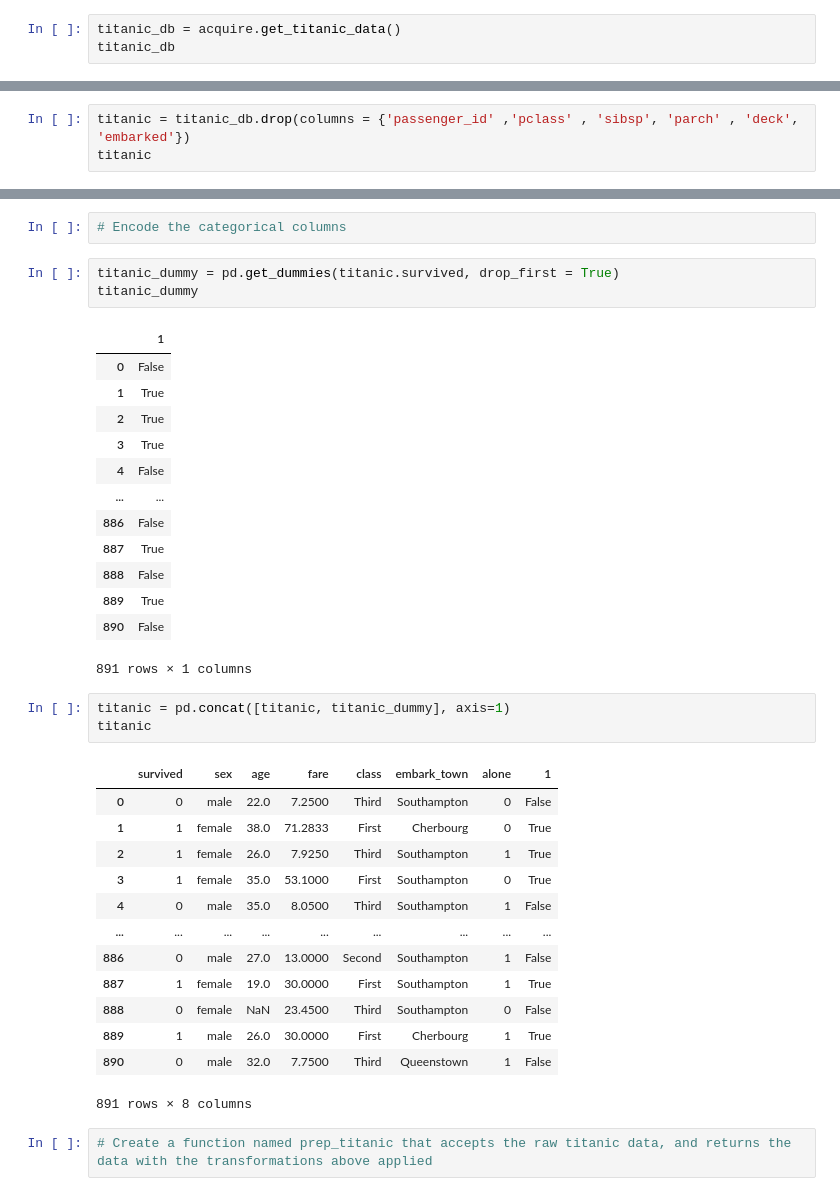
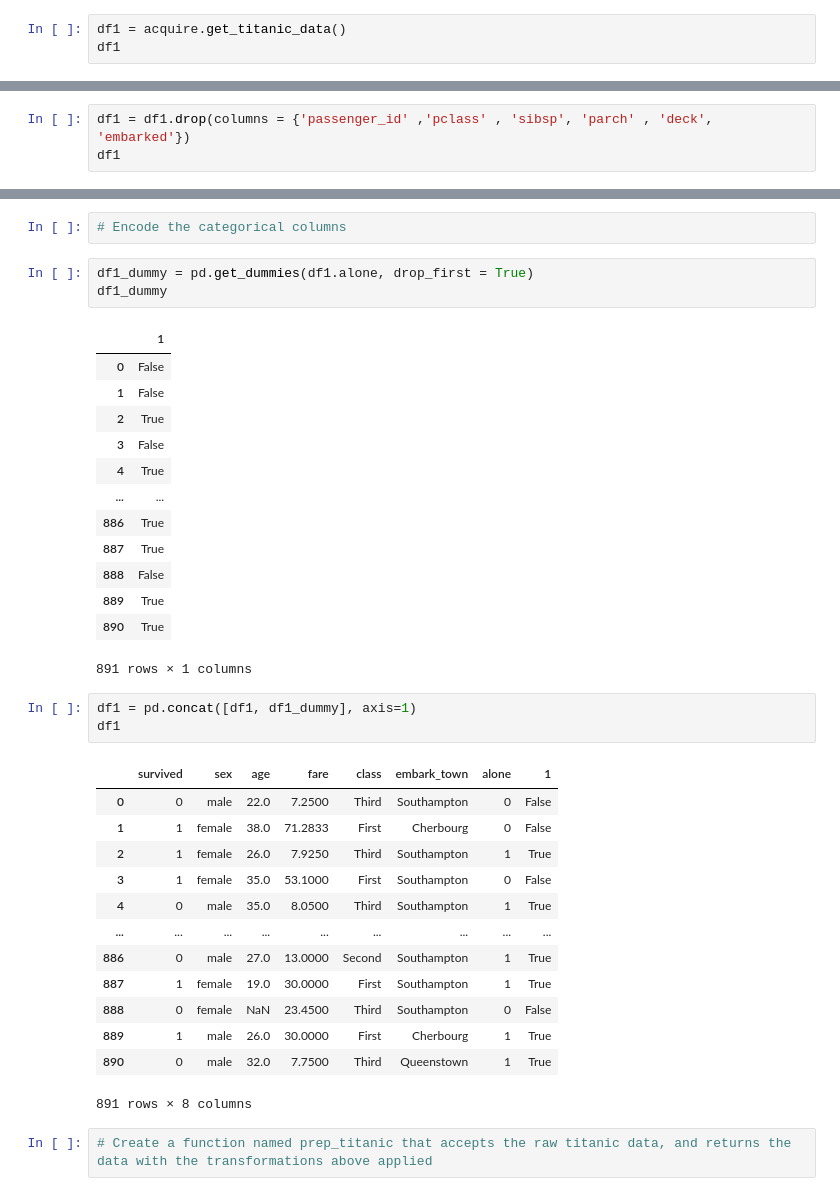
Before and after one commit to alejandrocastorena/classification-exercises, a Jupyter notebook: classification_exercises.ipynb, the cells around one changed output, grey strips where cells are left out. Saved outputs shown, nothing was run; the diff lists cells and outputs as text.

```diff
--- a/classification_exercises.ipynb
+++ b/classification_exercises.ipynb
@@ -379,8 +315,8 @@ prep_iris(iris)
 # %%
 # Use the function defined in acquire.py to load the Titanic data
 # %%
-titanic_db = acquire.get_titanic_data()
-titanic_db
+df1 = acquire.get_titanic_data()
+df1
 # %% [output]
 |  | passenger_id | survived | pclass | sex | age | sibsp | parch | fare | embarked | class | ... |
 | 0 | 0 | 0 | 3 | male | 22.0 | 1 | 0 | 7.2500 | S | Third | ... |
@@ -398,8 +334,8 @@ titanic_db
 # %%
 # Drop any unnecessary, unhelpful, or duplicated columns.
 # %%
-titanic = titanic_db.drop(columns = {'passenger_id' ,'pclass' , 'sibsp', 'parch' , 'deck', 'embarked'})
-titanic
+df1 = df1.drop(columns = {'passenger_id' ,'pclass' , 'sibsp', 'parch' , 'deck', 'embarked'})
+df1
 # %% [output]
 |  | survived | sex | age | fare | class | embark_town | alone |
 | 0 | 0 | male | 22.0 | 7.2500 | Third | Southampton | 0 |
@@ -417,38 +353,38 @@ titanic
 # %%
 # Encode the categorical columns
 # %%
-titanic_dummy = pd.get_dummies(titanic.survived, drop_first = True)
-titanic_dummy
+df1_dummy = pd.get_dummies(df1.alone, drop_first = True)
+df1_dummy
 # %% [output]
 |  | 1 |
 | 0 | False |
-| 1 | True |
+| 1 | False |
 | 2 | True |
-| 3 | True |
-| 4 | False |
+| 3 | False |
+| 4 | True |
 | ... | ... |
-| 886 | False |
+| 886 | True |
 | 887 | True |
 | 888 | False |
 | 889 | True |
-| 890 | False |
+| 890 | True |
 891 rows × 1 columns
 # %%
-titanic = pd.concat([titanic, titanic_dummy], axis=1)
-titanic
+df1 = pd.concat([df1, df1_dummy], axis=1)
+df1
 # %% [output]
 |  | survived | sex | age | fare | class | embark_town | alone | 1 |
 | 0 | 0 | male | 22.0 | 7.2500 | Third | Southampton | 0 | False |
-| 1 | 1 | female | 38.0 | 71.2833 | First | Cherbourg | 0 | True |
+| 1 | 1 | female | 38.0 | 71.2833 | First | Cherbourg | 0 | False |
 | 2 | 1 | female | 26.0 | 7.9250 | Third | Southampton | 1 | True |
-| 3 | 1 | female | 35.0 | 53.1000 | First | Southampton | 0 | True |
-| 4 | 0 | male | 35.0 | 8.0500 | Third | Southampton | 1 | False |
+| 3 | 1 | female | 35.0 | 53.1000 | First | Southampton | 0 | False |
+| 4 | 0 | male | 35.0 | 8.0500 | Third | Southampton | 1 | True |
 | ... | ... | ... | ... | ... | ... | ... | ... | ... |
-| 886 | 0 | male | 27.0 | 13.0000 | Second | Southampton | 1 | False |
+| 886 | 0 | male | 27.0 | 13.0000 | Second | Southampton | 1 | True |
 | 887 | 1 | female | 19.0 | 30.0000 | First | Southampton | 1 | True |
 | 888 | 0 | female | NaN | 23.4500 | Third | Southampton | 0 | False |
 | 889 | 1 | male | 26.0 | 30.0000 | First | Cherbourg | 1 | True |
-| 890 | 0 | male | 32.0 | 7.7500 | Third | Queenstown | 1 | False |
+| 890 | 0 | male | 32.0 | 7.7500 | Third | Queenstown | 1 | True |
 891 rows × 8 columns
 # %%
 # Create a function named prep_titanic that accepts the raw titanic data, and returns the data with the transformations above applied
```
Also changed, not shown: parts of 37 cells of this notebook.
